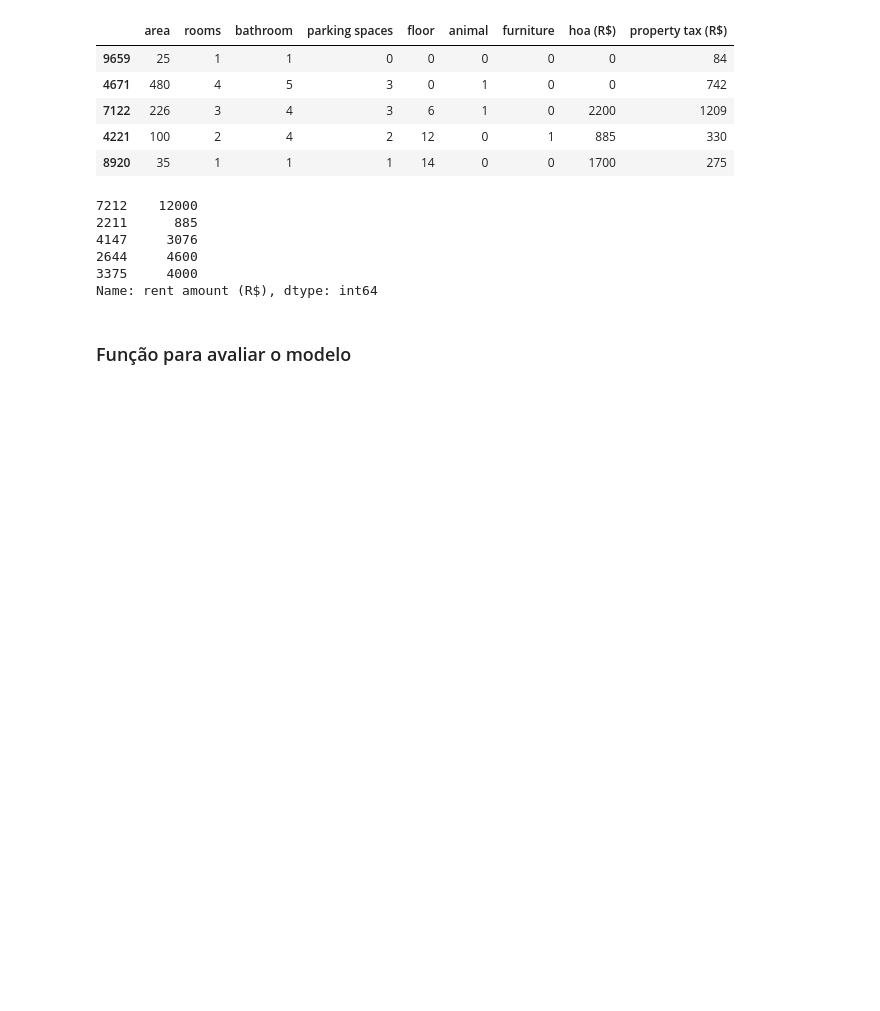
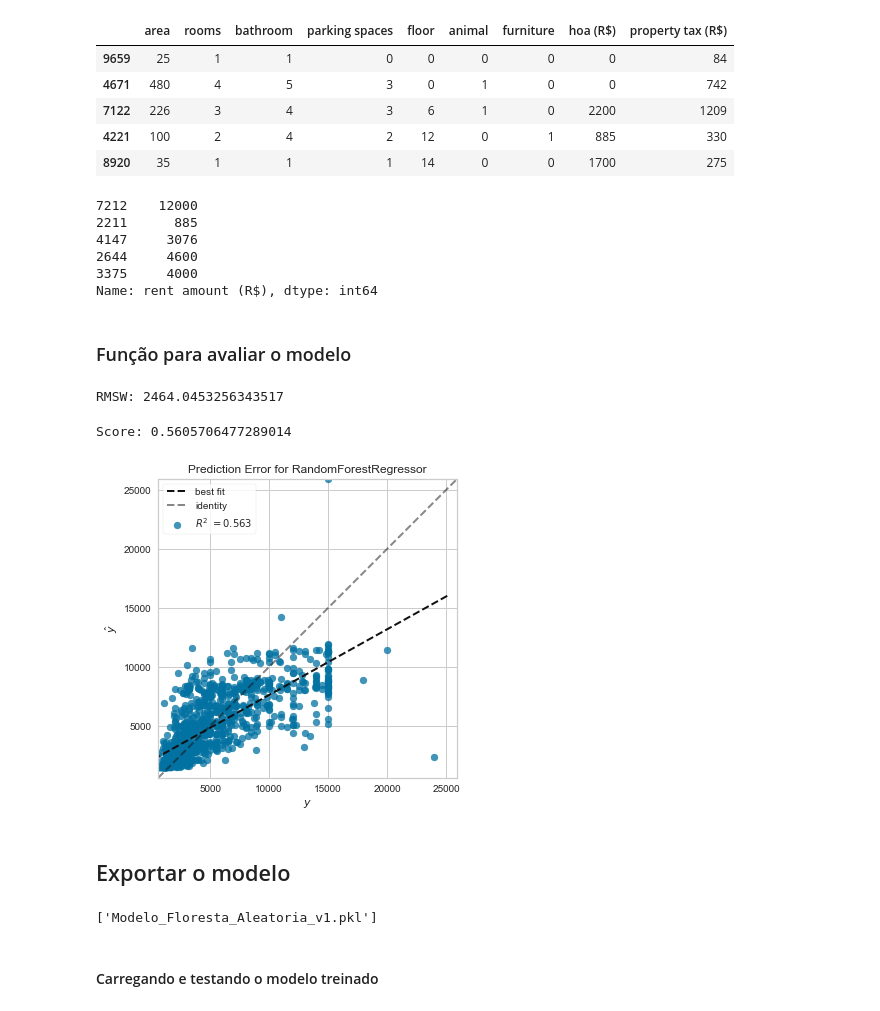
Before and after one commit to lucianawaka/machine-learning_end_to_end, a Jupyter notebook: Projeto Machine Learning End to end.ipynb, the cells around one changed output. Cells and saved outputs as stored; diff of their text form; code cells hidden in the pictures; blank space fills up the shorter version.

Commit message:
Exportando o modelo

```diff
--- a/Projeto Machine Learning End to end.ipynb
+++ b/Projeto Machine Learning End to end.ipynb
@@ -750,3 +780,38 @@ from sklearn.metrics import mean_squared_error, r2_score
 from math import sqrt
 
 # Avaliando o modelo
+# Ele está errando em média 2465.04
+print(f'RMSW: { sqrt(mean_squared_error( Y_test, previsoes ))}')
+# %% [output]
+RMSW: 2464.0453256343517
+# %%
+# Avaliar o score o quanto nosso modelo se explica
+print(f'Score: { r2_score( Y_test, previsoes ) }')
+# %% [output]
+Score: 0.5605706477289014
+# %%
+# Avaliando com o Yellowbrick
+from yellowbrick.regressor import PredictionError
+
+# Instanciar o modelo
+modelo_r = RandomForestRegressor( max_depth=5 )
+
+# Variavel de erro
+erro_modelo = PredictionError( modelo_r )
+
+# Fitar
+erro_modelo.fit( x_treino, Y_treino )
+erro_modelo.score( x_test, Y_test )
+erro_modelo.show();
+# %% [output]
+[figure, added]
+# %% [markdown]
+## Exportar o modelo
+# %%
+import joblib
+
+joblib.dump( modelo, 'Modelo_Floresta_Aleatoria_v1.pkl')
+# %% [output]
+['Modelo_Floresta_Aleatoria_v1.pkl']
+# %% [markdown]
+#### Carregando e testando o modelo treinado
```
Also changed, not shown: parts of 17 cells of this notebook, 1 other file.
